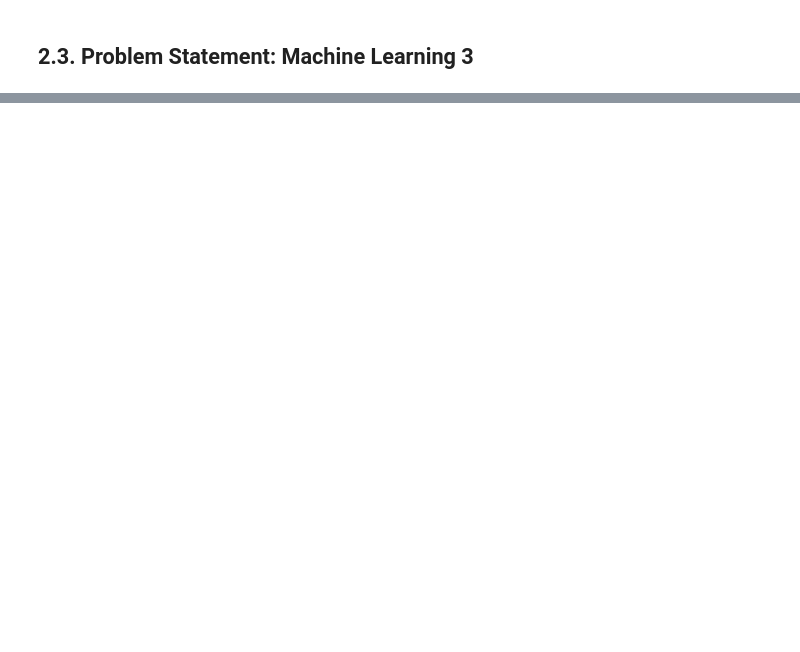
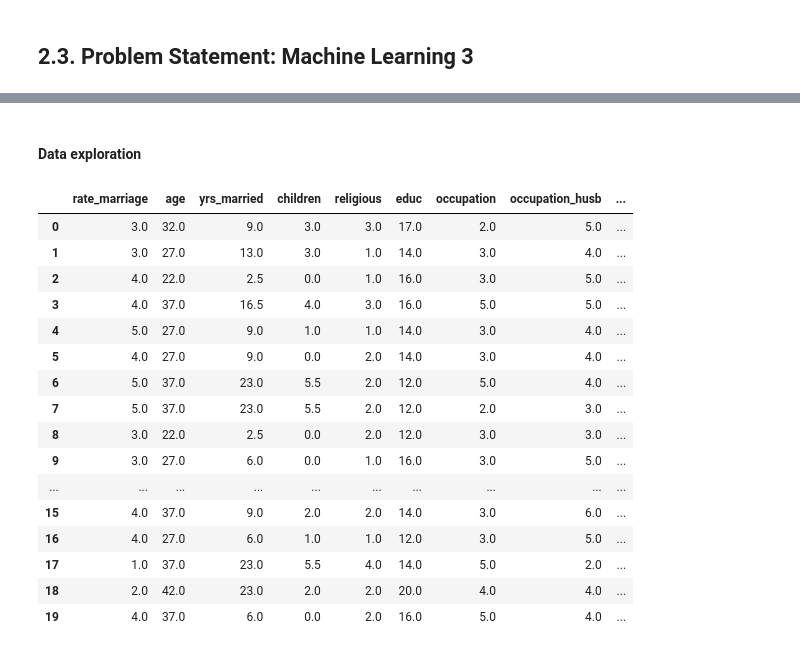
Before and after one commit to tamsir/acadgild-machine-learning, a Jupyter notebook: AssignmentML.ipynb, the cells around one changed output, grey strips where cells are left out. Drawn from its saved outputs; the diff is of its cells as text; code cells hidden in the pictures; blank space fills up the shorter version.

```diff
--- a/AssignmentML.ipynb
+++ b/AssignmentML.ipynb
@@ -160,0 +161,28 @@ ModuleNotFoundError: No module named 'sklearn.cross_validation'
+# %%
+# load dataset
+dta = sm.datasets.fair.load_pandas().data
+
+# add "affair" column: 1 represents having affairs, 0 represents not
+dta['affair'] = (dta.affairs > 0).astype(int)
+# %% [markdown]
+#### Data exploration
+# %%
+dta.head(20)
+# %% [output]
+|  | rate_marriage | age | yrs_married | children | religious | educ | occupation | occupation_husb | ... |
+| 0 | 3.0 | 32.0 | 9.0 | 3.0 | 3.0 | 17.0 | 2.0 | 5.0 | ... |
+| 1 | 3.0 | 27.0 | 13.0 | 3.0 | 1.0 | 14.0 | 3.0 | 4.0 | ... |
+| 2 | 4.0 | 22.0 | 2.5 | 0.0 | 1.0 | 16.0 | 3.0 | 5.0 | ... |
+| 3 | 4.0 | 37.0 | 16.5 | 4.0 | 3.0 | 16.0 | 5.0 | 5.0 | ... |
+| 4 | 5.0 | 27.0 | 9.0 | 1.0 | 1.0 | 14.0 | 3.0 | 4.0 | ... |
+| 5 | 4.0 | 27.0 | 9.0 | 0.0 | 2.0 | 14.0 | 3.0 | 4.0 | ... |
+| 6 | 5.0 | 37.0 | 23.0 | 5.5 | 2.0 | 12.0 | 5.0 | 4.0 | ... |
+| 7 | 5.0 | 37.0 | 23.0 | 5.5 | 2.0 | 12.0 | 2.0 | 3.0 | ... |
+| 8 | 3.0 | 22.0 | 2.5 | 0.0 | 2.0 | 12.0 | 3.0 | 3.0 | ... |
+| 9 | 3.0 | 27.0 | 6.0 | 0.0 | 1.0 | 16.0 | 3.0 | 5.0 | ... |
+| ... | ... | ... | ... | ... | ... | ... | ... | ... | ... |
+| 15 | 4.0 | 37.0 | 9.0 | 2.0 | 2.0 | 14.0 | 3.0 | 6.0 | ... |
+| 16 | 4.0 | 27.0 | 6.0 | 1.0 | 1.0 | 12.0 | 3.0 | 5.0 | ... |
+| 17 | 1.0 | 37.0 | 23.0 | 5.5 | 4.0 | 14.0 | 5.0 | 2.0 | ... |
+| 18 | 2.0 | 42.0 | 23.0 | 2.0 | 2.0 | 20.0 | 4.0 | 4.0 | ... |
+| 19 | 4.0 | 37.0 | 6.0 | 0.0 | 2.0 | 16.0 | 5.0 | 4.0 | ... |
```
Also changed, not shown: parts of 12 cells of this notebook, 1 other file.
